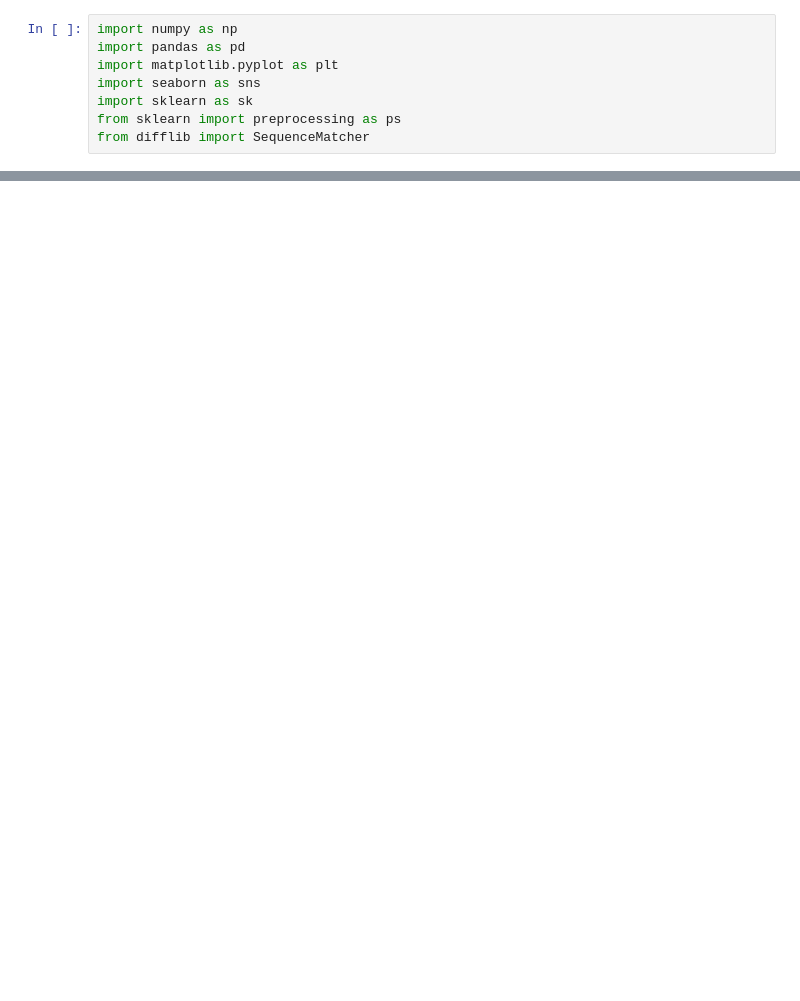
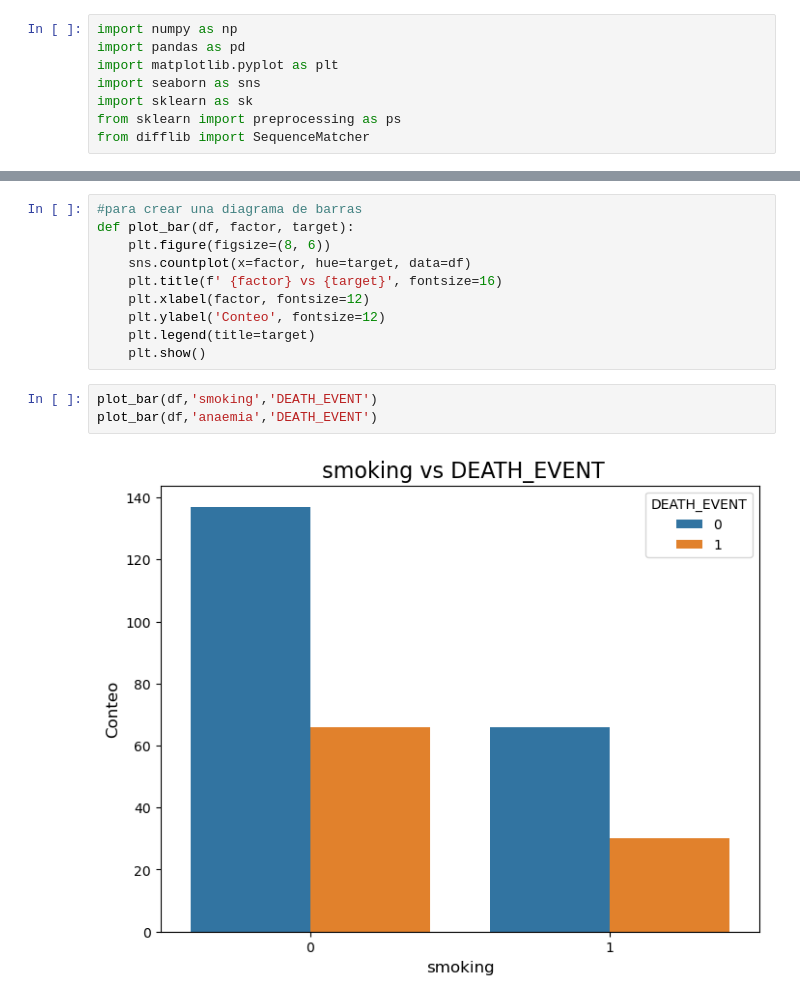
Before and after one commit to Sher016/IA, a Jupyter notebook: 01 - exploración.ipynb, the cells around one changed output, grey strips where cells are left out. Cells and saved outputs as stored; diff of their text form; blank space fills up the shorter version.

```diff
--- a/01 - exploración.ipynb
+++ b/01 - exploración.ipynb
@@ -124,0 +197,15 @@ plt.show()
+# %%
+#para crear una diagrama de barras
+def plot_bar(df, factor, target):
+    plt.figure(figsize=(8, 6))
+    sns.countplot(x=factor, hue=target, data=df)
+    plt.title(f' {factor} vs {target}', fontsize=16)
+    plt.xlabel(factor, fontsize=12)
+    plt.ylabel('Conteo', fontsize=12)
+    plt.legend(title=target)
+    plt.show()
+# %%
+plot_bar(df,'smoking','DEATH_EVENT')
+plot_bar(df,'anaemia','DEATH_EVENT')
+# %% [output]
+[figure, added]
```
Also changed, not shown: parts of 32 cells of this notebook, 1 other file.
